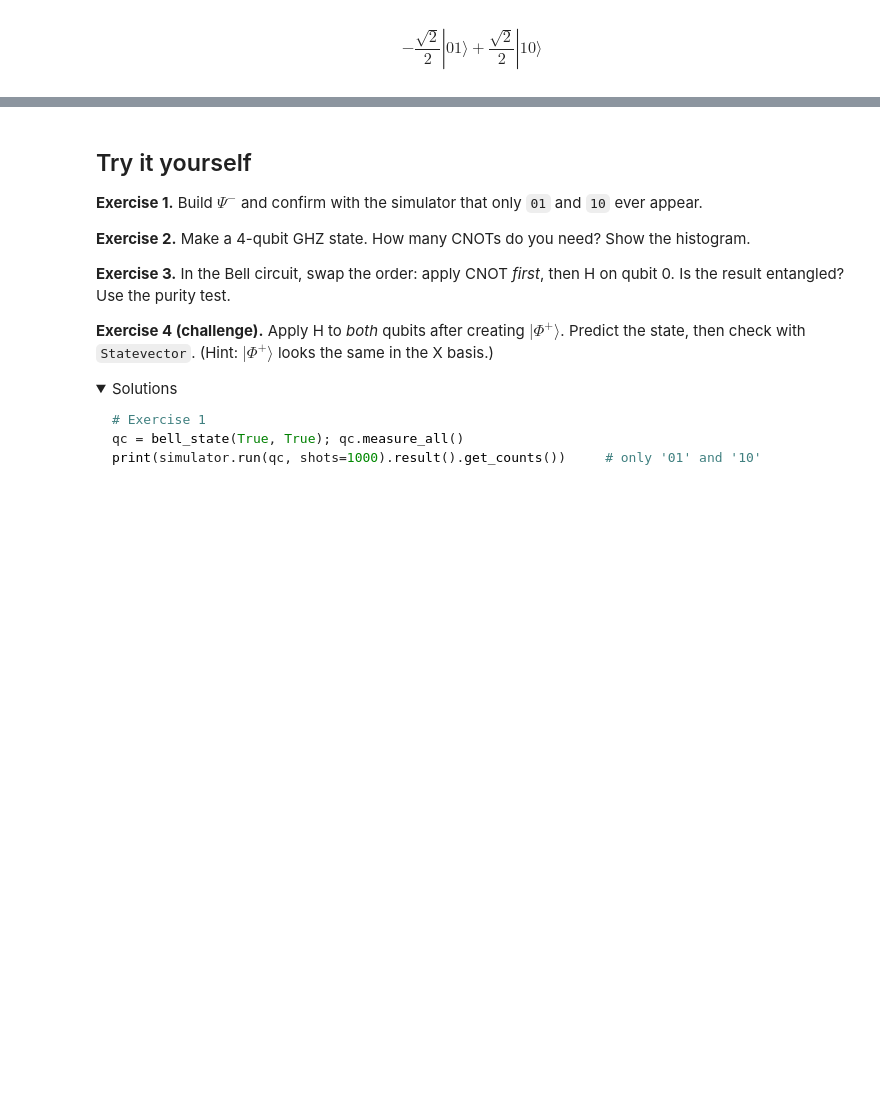
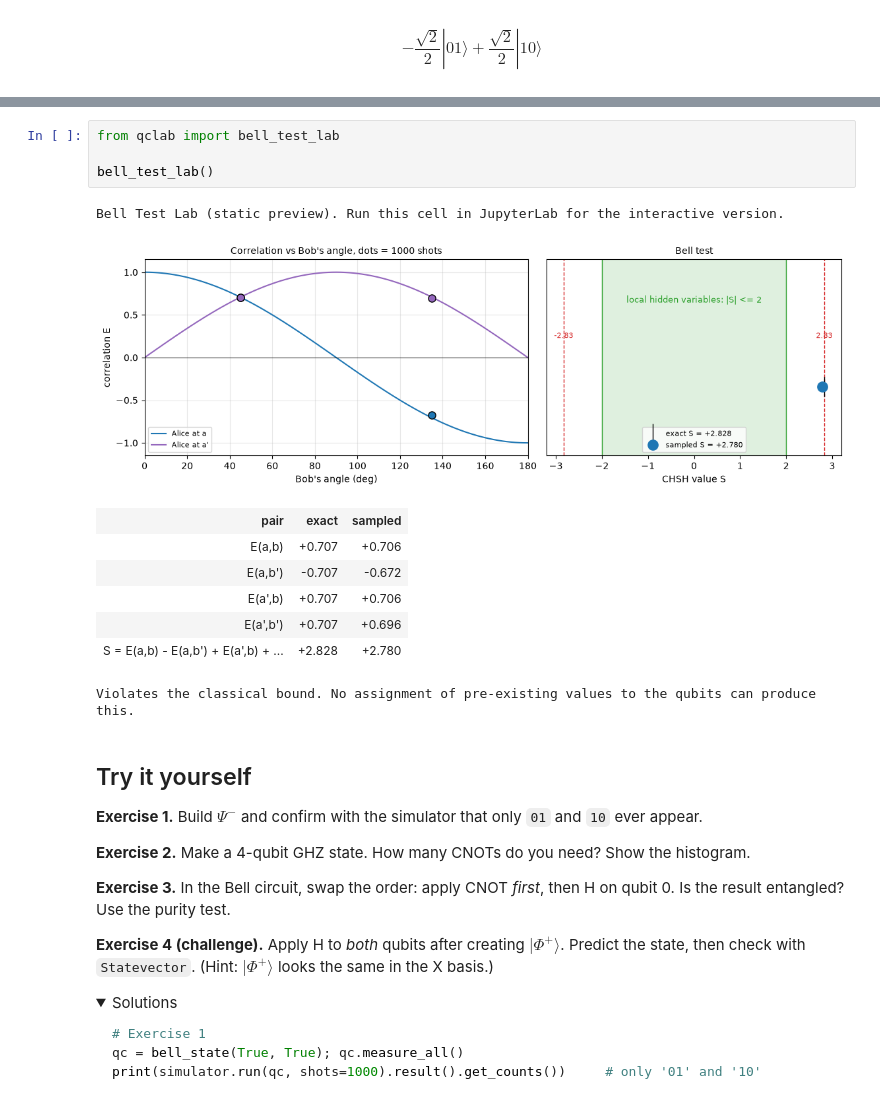
Before and after one commit to indranandjha1993/quantum-computing, a Jupyter notebook: src/03_Multiple_Qubits_and_Entanglement.ipynb, the cells around one changed output, grey strips where cells are left out. Drawn from its saved outputs; the diff is of its cells as text; folded sections open; blank space fills up the shorter version.

```diff
--- a/src/03_Multiple_Qubits_and_Entanglement.ipynb
+++ b/src/03_Multiple_Qubits_and_Entanglement.ipynb
@@ -287,3 +301,17 @@ plot_histogram(counts, title="GHZ state: three perfectly correlated qubits")
+# %%
+from qclab import bell_test_lab
+
+bell_test_lab()
+# %% [output]
+Bell Test Lab (static preview). Run this cell in JupyterLab for the interactive version.
+[figure, added]
+| pair | exact | sampled |
+| E(a,b) | +0.707 | +0.706 |
+| E(a,b') | -0.707 | -0.672 |
+| E(a',b) | +0.707 | +0.706 |
+| E(a',b') | +0.707 | +0.696 |
+| S = E(a,b) - E(a,b') + E(a',b) + ... | +2.828 | +2.780 |
+Violates the classical bound. No assignment of pre-existing values to the qubits can produce this.
 # %% [markdown]
 ## Try it yourself
 
```
Also changed, not shown: parts of 5 cells of this notebook, 9 other files.
